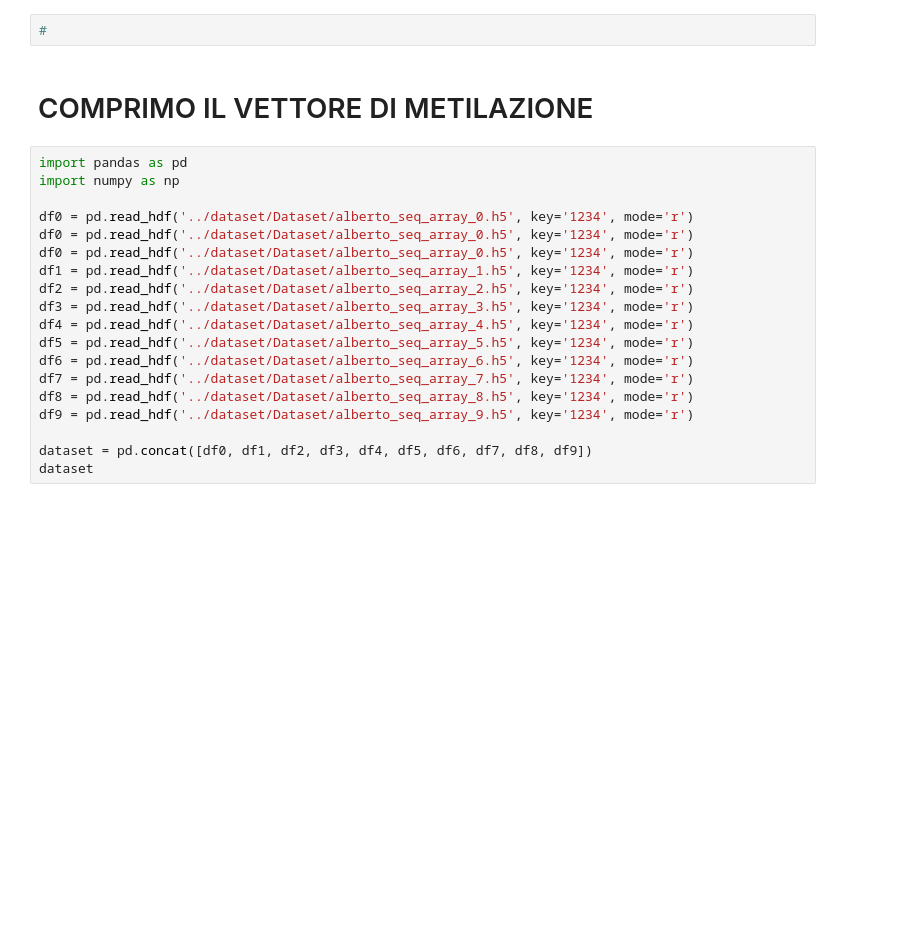
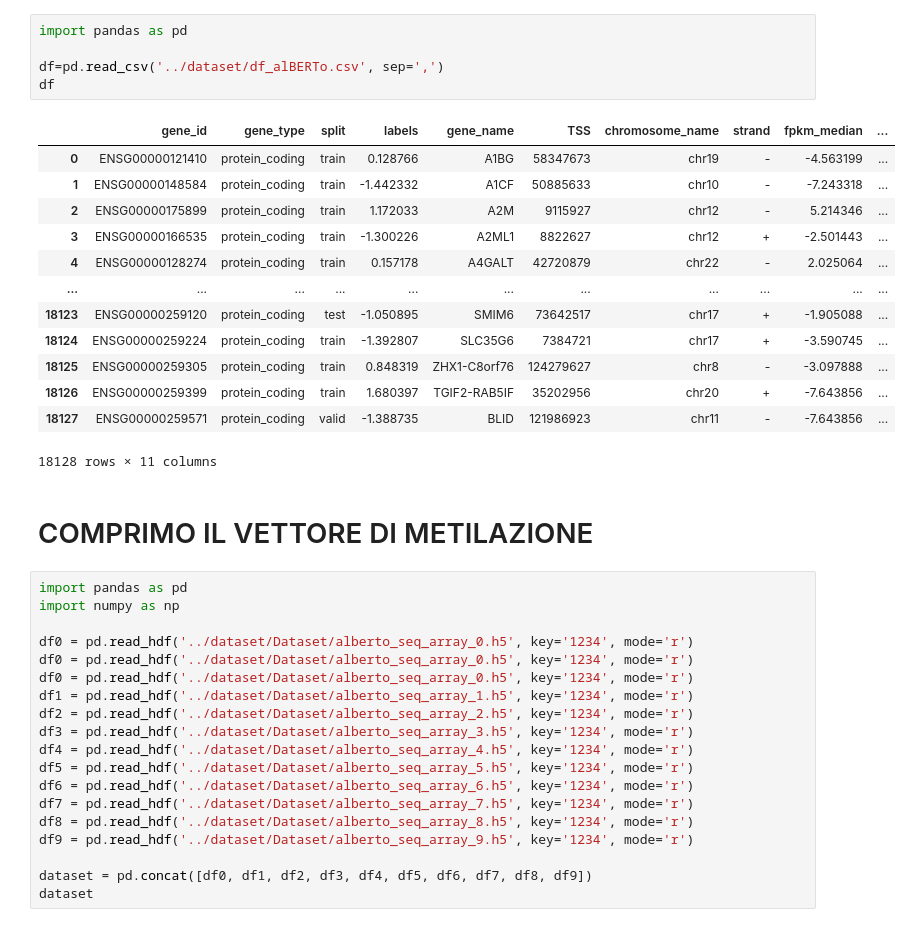
Before and after one commit to IloDan/GX_alBERTo, a Jupyter notebook: data_manipulation/data_manipulation.ipynb, the cells around one changed output. Drawn from its saved outputs; the diff is of its cells as text; blank space fills up the shorter version.

```diff
--- a/data_manipulation/data_manipulation.ipynb
+++ b/data_manipulation/data_manipulation.ipynb
@@ -1,5 +1,22 @@
-# %%
-#
+# %%
+import pandas as pd
+
+df=pd.read_csv('../dataset/df_alBERTo.csv', sep=',')
+df
+# %% [output]
+|  | gene_id | gene_type | split | labels | gene_name | TSS | chromosome_name | strand | fpkm_median | ... |
+| 0 | ENSG00000121410 | protein_coding | train | 0.128766 | A1BG | 58347673 | chr19 | - | -4.563199 | ... |
+| 1 | ENSG00000148584 | protein_coding | train | -1.442332 | A1CF | 50885633 | chr10 | - | -7.243318 | ... |
+| 2 | ENSG00000175899 | protein_coding | train | 1.172033 | A2M | 9115927 | chr12 | - | 5.214346 | ... |
+| 3 | ENSG00000166535 | protein_coding | train | -1.300226 | A2ML1 | 8822627 | chr12 | + | -2.501443 | ... |
+| 4 | ENSG00000128274 | protein_coding | train | 0.157178 | A4GALT | 42720879 | chr22 | - | 2.025064 | ... |
+| ... | ... | ... | ... | ... | ... | ... | ... | ... | ... | ... |
+| 18123 | ENSG00000259120 | protein_coding | test | -1.050895 | SMIM6 | 73642517 | chr17 | + | -1.905088 | ... |
+| 18124 | ENSG00000259224 | protein_coding | train | -1.392807 | SLC35G6 | 7384721 | chr17 | + | -3.590745 | ... |
+| 18125 | ENSG00000259305 | protein_coding | train | 0.848319 | ZHX1-C8orf76 | 124279627 | chr8 | - | -3.097888 | ... |
+| 18126 | ENSG00000259399 | protein_coding | train | 1.680397 | TGIF2-RAB5IF | 35202956 | chr20 | + | -7.643856 | ... |
+| 18127 | ENSG00000259571 | protein_coding | valid | -1.388735 | BLID | 121986923 | chr11 | - | -7.643856 | ... |
+18128 rows × 11 columns
 # %% [markdown]
 # COMPRIMO IL VETTORE DI METILAZIONE
 # %%
```
Also changed, not shown: parts of 2 cells of this notebook, 7 other files.
